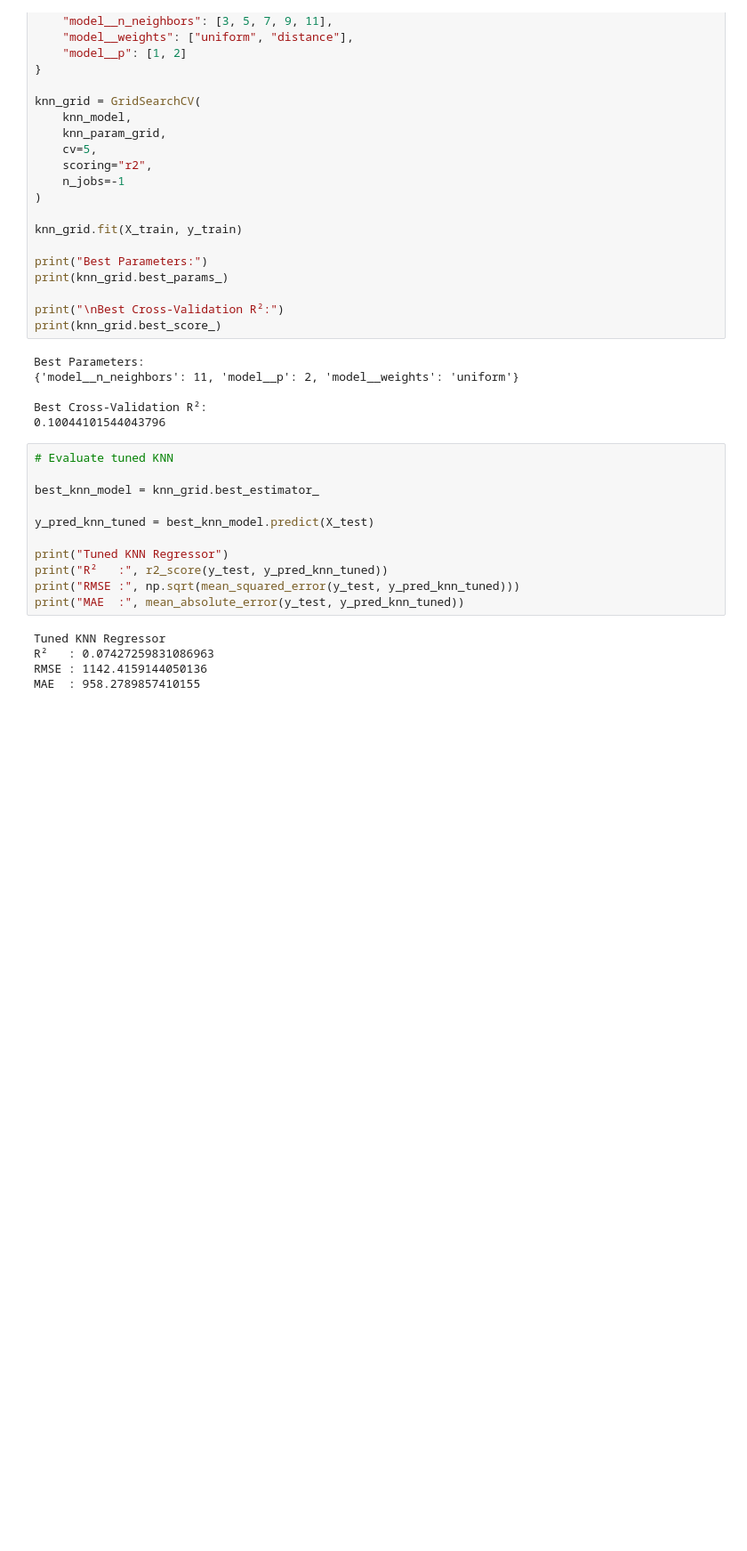
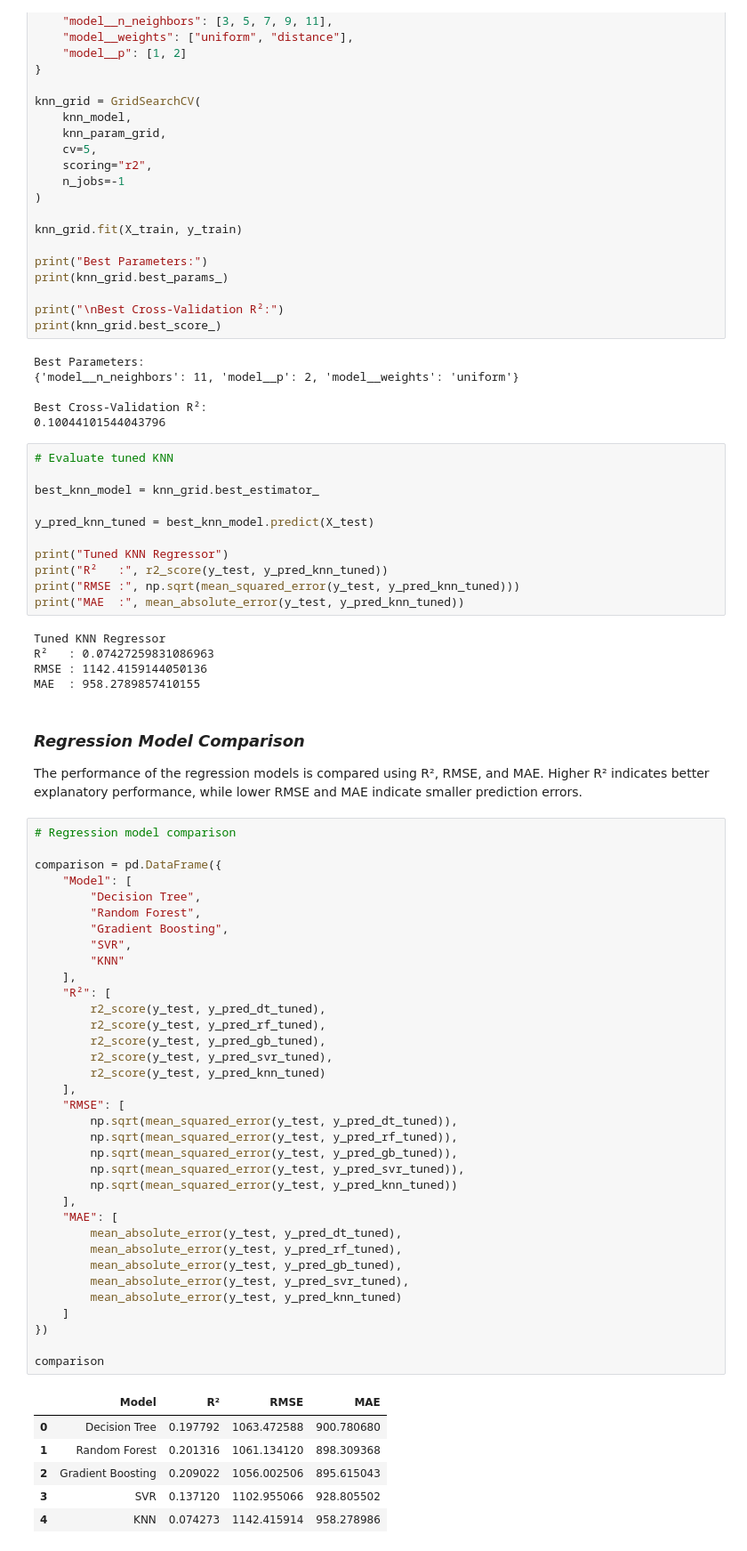
Before and after one commit to manaswiniyoshitha2006-netizen/ML-Evaluation, a Jupyter notebook: notebooks/regression.ipynb, the cells around one changed output. Shown at 89% size. Cells and saved outputs as stored; diff of their text form; blank space fills up the shorter version.

Commit message:
Added regression model comparison

```diff
--- a/notebooks/regression.ipynb
+++ b/notebooks/regression.ipynb
@@ -2855,3 +2855,51 @@ Tuned KNN Regressor
 R²   : 0.07427259831086963
 RMSE : 1142.4159144050136
 MAE  : 958.2789857410155
+# %% [markdown]
+### *Regression Model Comparison*
+
+The performance of the regression models is compared using R², RMSE,
+and MAE. Higher R² indicates better explanatory performance, while
+lower RMSE and MAE indicate smaller prediction errors.
+# %%
+# Regression model comparison
+
+comparison = pd.DataFrame({
+    "Model": [
+        "Decision Tree",
+        "Random Forest",
+        "Gradient Boosting",
+        "SVR",
+        "KNN"
+    ],
+    "R²": [
+        r2_score(y_test, y_pred_dt_tuned),
+        r2_score(y_test, y_pred_rf_tuned),
+        r2_score(y_test, y_pred_gb_tuned),
+        r2_score(y_test, y_pred_svr_tuned),
+        r2_score(y_test, y_pred_knn_tuned)
+    ],
+    "RMSE": [
+        np.sqrt(mean_squared_error(y_test, y_pred_dt_tuned)),
+        np.sqrt(mean_squared_error(y_test, y_pred_rf_tuned)),
+        np.sqrt(mean_squared_error(y_test, y_pred_gb_tuned)),
+        np.sqrt(mean_squared_error(y_test, y_pred_svr_tuned)),
+        np.sqrt(mean_squared_error(y_test, y_pred_knn_tuned))
+    ],
+    "MAE": [
+        mean_absolute_error(y_test, y_pred_dt_tuned),
+        mean_absolute_error(y_test, y_pred_rf_tuned),
+        mean_absolute_error(y_test, y_pred_gb_tuned),
+        mean_absolute_error(y_test, y_pred_svr_tuned),
+        mean_absolute_error(y_test, y_pred_knn_tuned)
+    ]
+})
+
+comparison
+# %% [output]
+|  | Model | R² | RMSE | MAE |
+| 0 | Decision Tree | 0.197792 | 1063.472588 | 900.780680 |
+| 1 | Random Forest | 0.201316 | 1061.134120 | 898.309368 |
+| 2 | Gradient Boosting | 0.209022 | 1056.002506 | 895.615043 |
+| 3 | SVR | 0.137120 | 1102.955066 | 928.805502 |
+| 4 | KNN | 0.074273 | 1142.415914 | 958.278986 |
```
Also changed, not shown: parts of 1 cell of this notebook.
